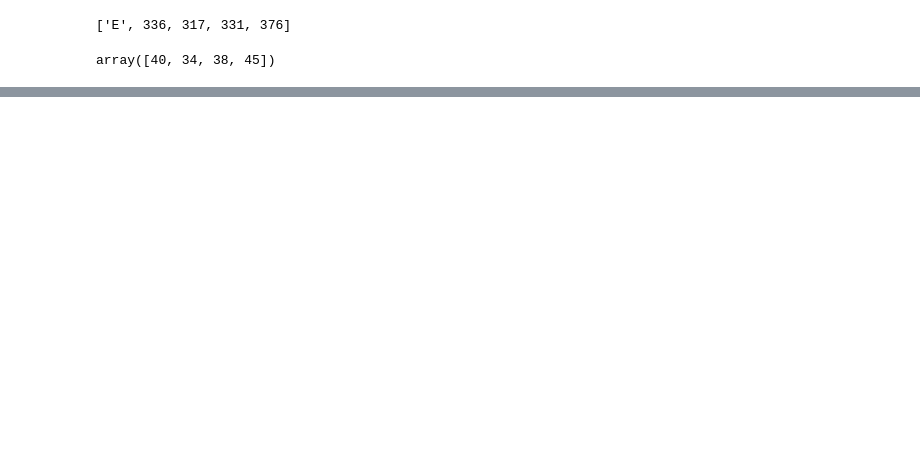
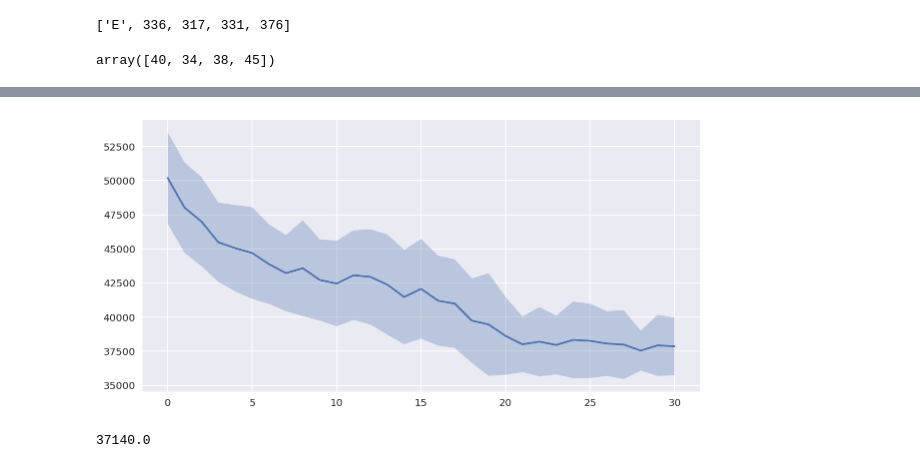
Before and after one commit to Robert-Aduviri/optimizacion-heladas-friaje, a Jupyter notebook: Step 10 - Data Loading.ipynb, the cells around one changed output, grey strips where cells are left out. Saved outputs shown, nothing was run; the diff lists cells and outputs as text; code cells hidden in the pictures; blank space fills up the shorter version.

```diff
--- a/Step 10 - Data Loading.ipynb
+++ b/Step 10 - Data Loading.ipynb
@@ -69,0 +117,15 @@ generate_file('data/output.txt',
+# %%
+E, D, W, d, g, v, t, a, c = load_file('data/output2.txt')
+# %%
+from utils import chromosome_fitness
+from utils import init_genetic_algorithm
+from deap import tools, algorithms
+
+toolbox, stats = init_genetic_algorithm(chromosome_fitness,
+                            E, D, W, d, g, v, t, a, c)
+pop = toolbox.population(n=100)
+hof = tools.HallOfFame(5)
+# %%
+pop, log = algorithms.eaSimple(pop, toolbox, cxpb=0.5, mutpb=0.2,
+                              ngen=30, stats=stats, halloffame=hof,
+                              verbose=True)
@@ -69,0 +150,9 @@ generate_file('data/output.txt',
+# %%
+from utils import plot_log
+plot_log(log)
+# %% [output]
+[figure, added]
+# %%
+chromosome_fitness(hof.items[0], E, D, W, d, t, a, c, g, v)
+# %% [output]
+37140.0
```
Also changed, not shown: parts of 7 cells of this notebook, 4 other files.
